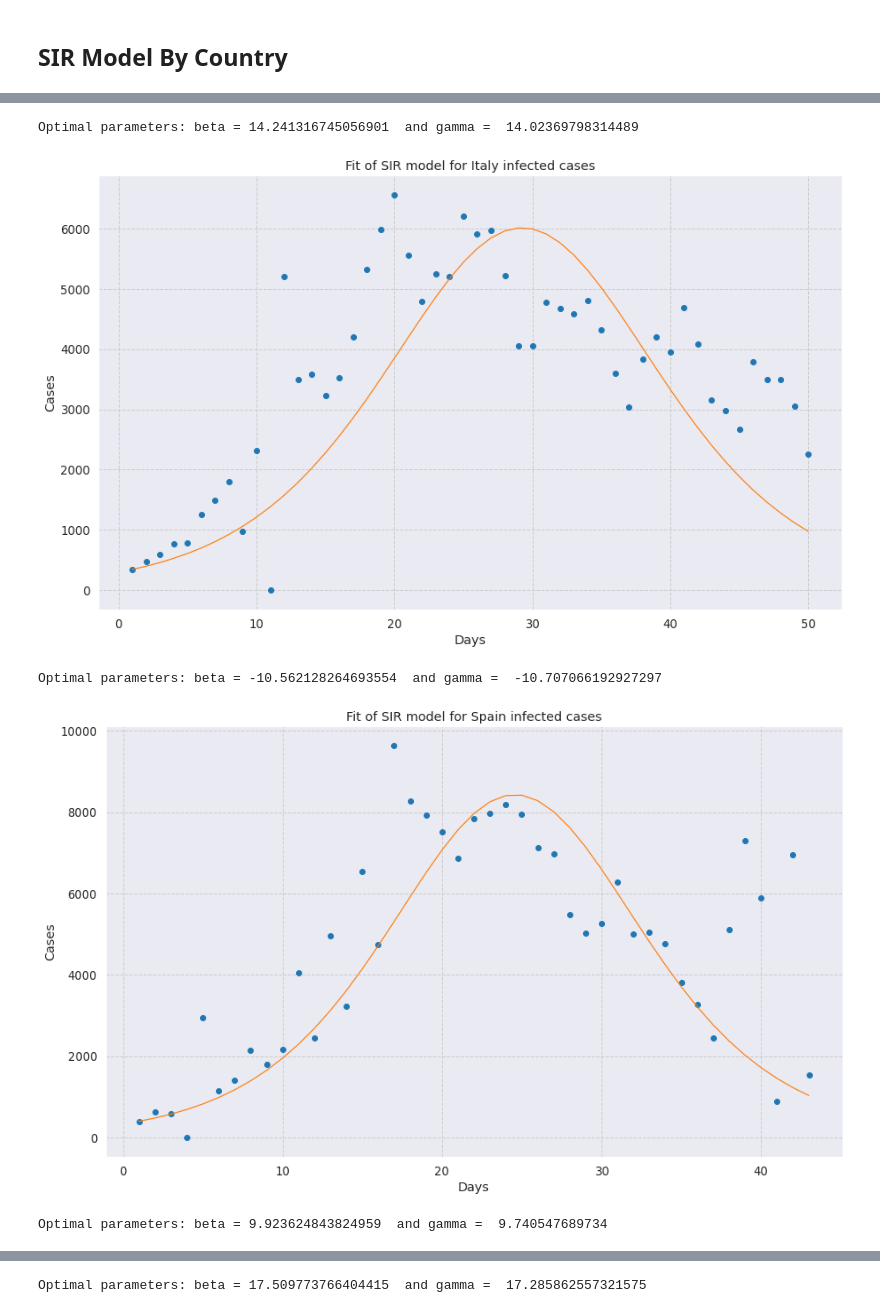
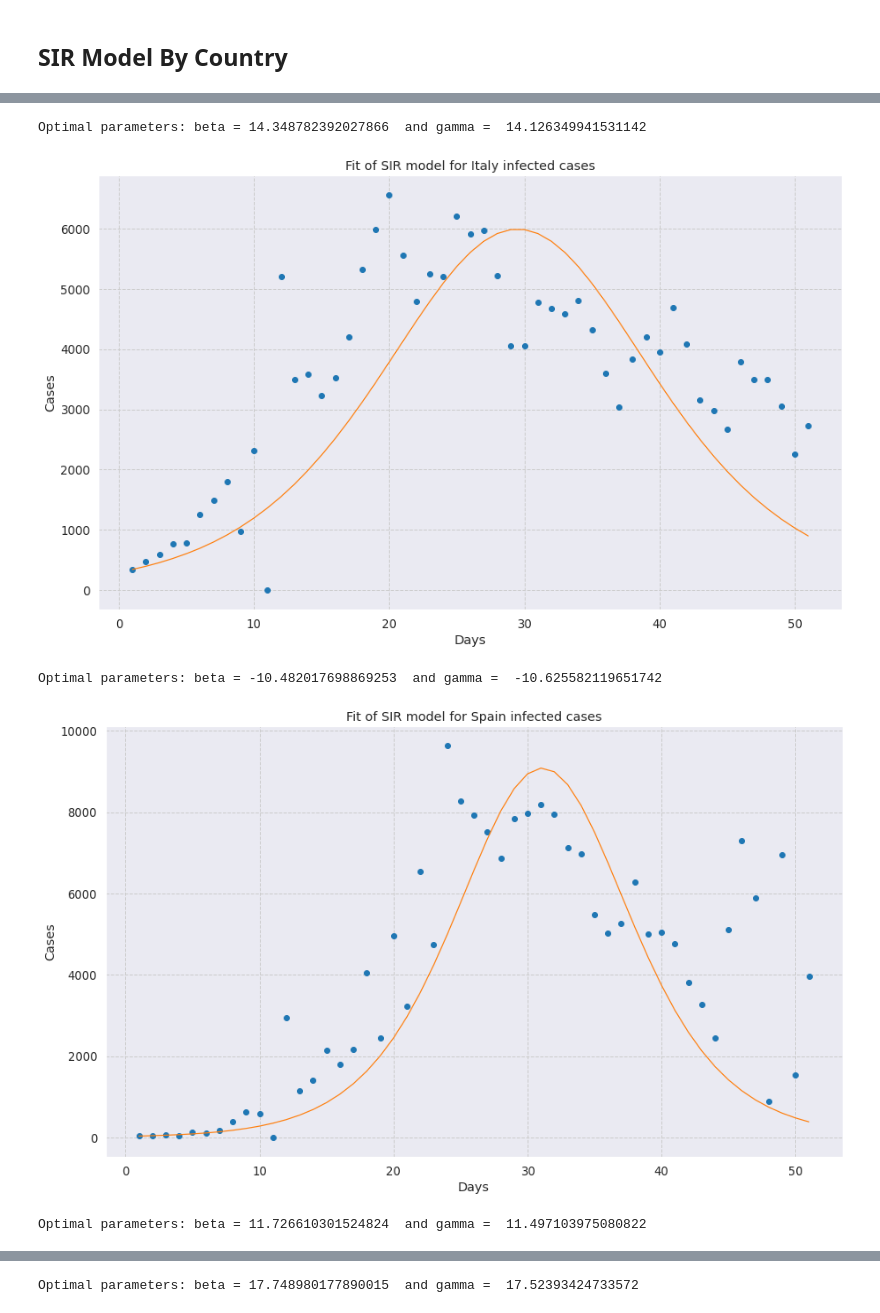
Before and after one commit to rdcolema/covid19-tracking, a Jupyter notebook: covid_forecasting.ipynb, the cells around one changed output, grey strips where cells are left out. Saved outputs shown, nothing was run; the diff lists cells and outputs as text; code cells hidden in the pictures.

```diff
--- a/covid_forecasting.ipynb
+++ b/covid_forecasting.ipynb
@@ -31,7 +31,7 @@ DATA_DIR = "csse_covid_19_daily_reports/"
 
 # Dates to model
 MIN_DATE = '2020-03-01'
-MAX_DATE = '2020-04-20'
+MAX_DATE = '2020-04-21'
 DATE_LIST = pd.date_range(MIN_DATE, MAX_DATE).strftime('%Y-%m-%d').tolist()
 
 # Individual countries to model
@@ -434,11 +434,11 @@ def plot_sir(df, country_name):
 # %%
 ##### Starting oubteak day number for SIR modeling
 SIR_START_DAYS = {
-    "US": 4,
+    "US": 5,
     "Italy": 1,
-    "Spain": 8,
+    "Spain": 1,
     "Germany": 2,
-    "France": 3
+    "France": 1
 }
 
 for country_name in MODEL_COUNTRIES:
@@ -448,5 +448,5 @@ for country_name in MODEL_COUNTRIES:
-Optimal parameters: beta = 14.241316745056901  and gamma =  14.02369798314489
+Optimal parameters: beta = 14.348782392027866  and gamma =  14.126349941531142
-[figure, old version]
+[figure, new version]
-Optimal parameters: beta = -10.562128264693554  and gamma =  -10.707066192927297
+Optimal parameters: beta = -10.482017698869253  and gamma =  -10.625582119651742
-[figure, old version]
+[figure, new version]
-Optimal parameters: beta = 9.923624843824959  and gamma =  9.740547689734
+Optimal parameters: beta = 11.726610301524824  and gamma =  11.497103975080822
@@ -454 +454 @@ Optimal parameters: beta = 9.923624843824959  and gamma =  9.740547689734
-Optimal parameters: beta = 17.509773766404415  and gamma =  17.285862557321575
+Optimal parameters: beta = 17.748980177890015  and gamma =  17.52393424733572
```
Also changed, not shown: parts of 4 cells of this notebook, 2 other files.
